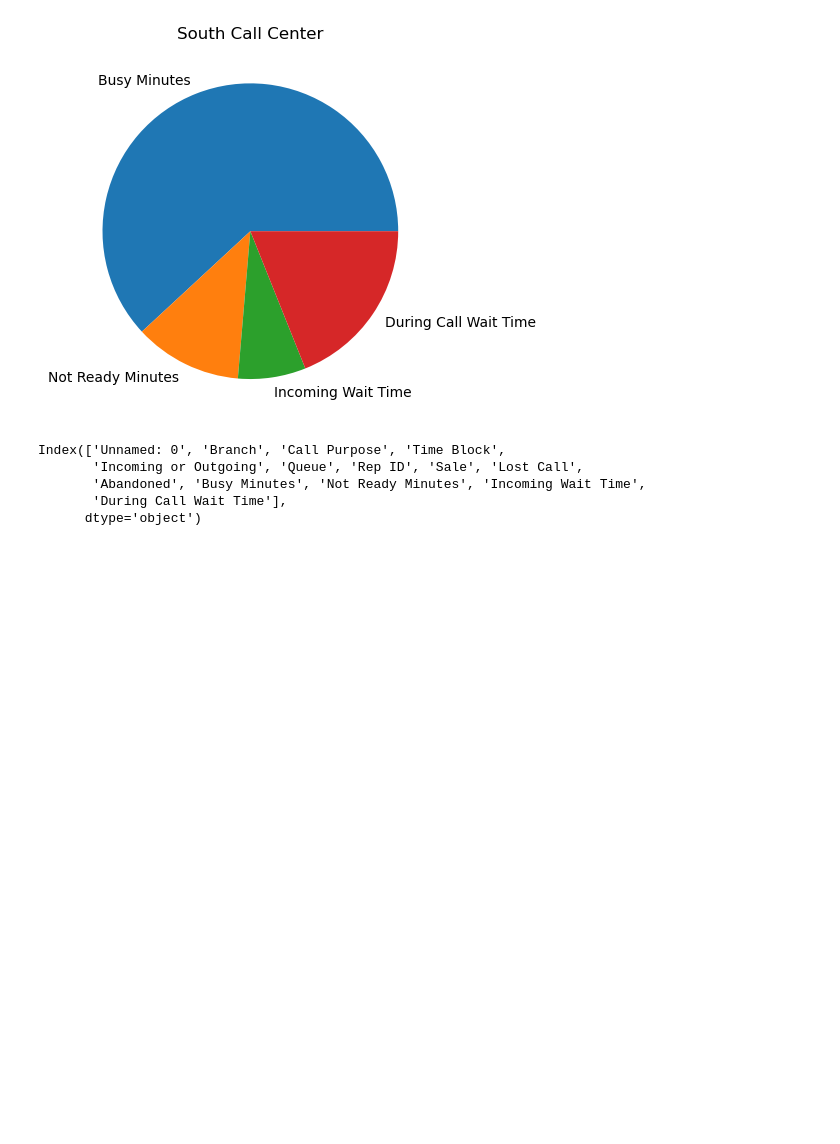
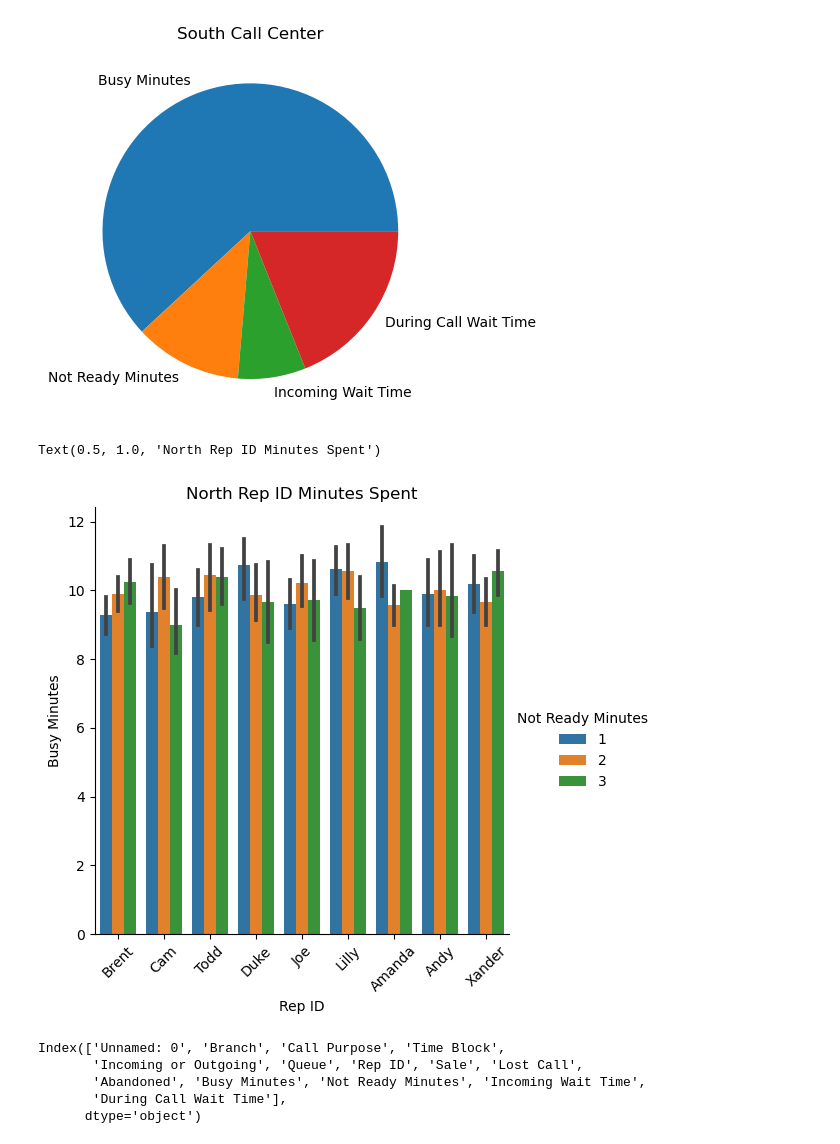
Before and after one commit to odelmas-sci/call-center-cleanup-assignment-2, a Jupyter notebook: Call_Center_Cleanup.ipynb, the cells around one changed output. Drawn from its saved outputs; the diff is of its cells as text; code cells hidden in the pictures; blank space fills up the shorter version.

```diff
--- a/Call_Center_Cleanup.ipynb
+++ b/Call_Center_Cleanup.ipynb
@@ -316,6 +316,15 @@ plt.title("South Call Center")
 # %% [output]
 Text(0.5, 1.0, 'South Call Center')
 [figure]
+# %%
+#index = str([1,2,3])
+#north_bar_chart = pd.DataFrame(north_df[['Busy Minutes','Not Ready Minutes','Incoming Wait Time'], index].T)
+sns.catplot(x = "Rep ID", y = "Busy Minutes", hue = "Not Ready Minutes",  data = north_df, kind = "bar")
+plt.xticks(rotation = 45)
+plt.title("North Rep ID Minutes Spent")
+# %% [output]
+Text(0.5, 1.0, 'North Rep ID Minutes Spent')
+[figure, added]
 # %%
 #dropping Calls columns
 north_df_drop = north_df.drop(["Calls"], axis = 1)
```
Also changed, not shown: parts of 8 cells of this notebook.
